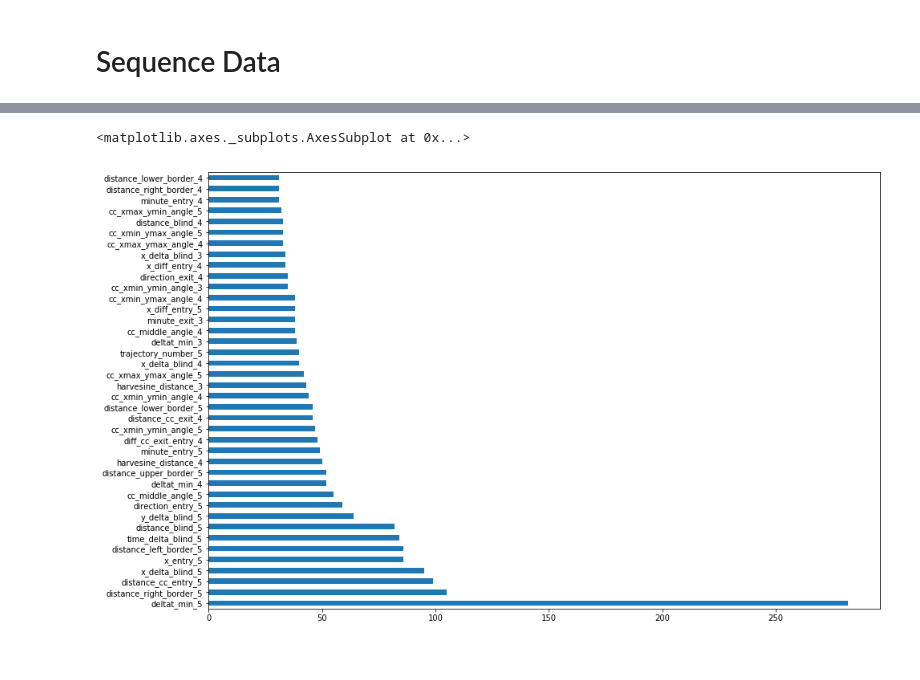
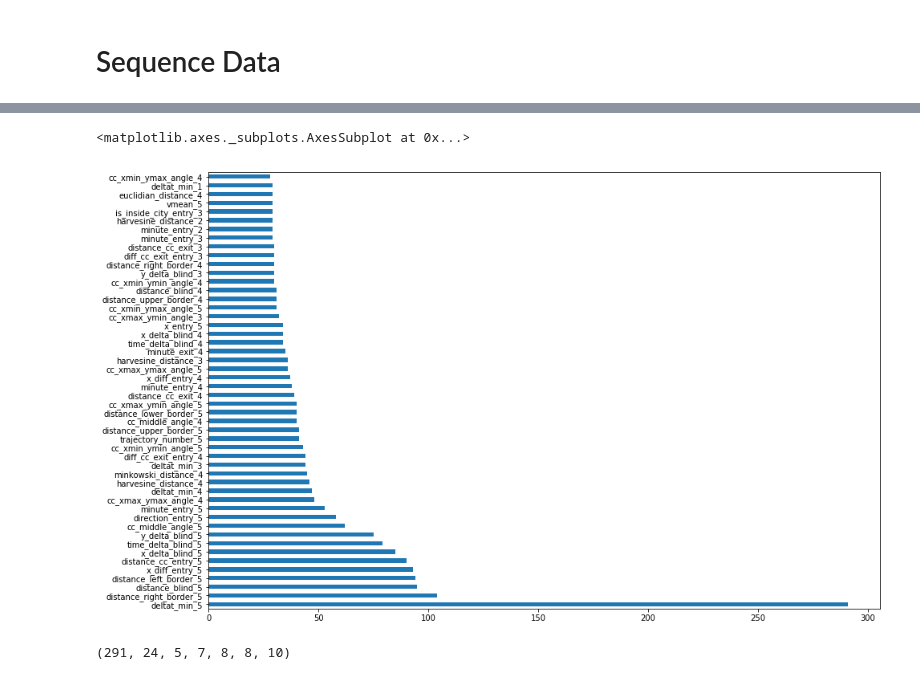
Before and after one commit to jcezarms/ey-nextwave-competition, a Jupyter notebook: notebooks/julio-04-clustering.ipynb, the cells around one changed output, grey strips where cells are left out. Drawn from its saved outputs; the diff is of its cells as text; code cells hidden in the pictures.

```diff
--- a/notebooks/julio-04-clustering.ipynb
+++ b/notebooks/julio-04-clustering.ipynb
@@ -213,5 +215,5 @@ cluster4.euclidian_distance.mean())
 # %%
-arr = lambda: np.empty([4]).tolist()
+arr = lambda: np.empty([len(clusterlist)]).tolist()
 
 longest, shortest = arr(), arr()
 short_staying_in, short_staying_out = arr(), arr()
@@ -219,7 +221,7 @@ short_leaving_center, short_entering_center = arr(), arr()
 long_staying_in, long_staying_out = arr(), arr()
 long_leaving_center, long_entering_center = arr(), arr()
 
-for i, c in enumerate([cluster1, cluster2, cluster3, cluster4]):
+for i, c in enumerate(clusterlist):
     longest[i] = c.sort_values('euclidian_distance', ascending=False).head(c.shape[0]//2).copy()
     shortest[i] = c.sort_values('euclidian_distance', ascending=True).head(c.shape[0]//2).copy()
 
@@ -291,5 +291,6 @@ def cluster_plot(i, short_qtt=500, long_qtt=500):
     if long_probs[3] > 0.0 and long_leaving_center[i].shape[0] > 0:
         geoplot(long_leaving_center[i].head(long_qtt), ax=ax8)
 # %%
-cluster_plot(0, short_qtt=800, long_qtt=400)
+for i in cluster_range:
+    cluster_plot(i, short_qtt=800, long_qtt=400)
 # %% [output]
@@ -308,0 +305,9 @@ cluster_plot(3, short_qtt=800, long_qtt=400)
+# %%
+data['cluster'] = kmeans.predict(data[cluster_cols].fillna(0))
+
+# One Hot Encoding
+# onehot_clusters = pd.get_dummies(data.cluster, prefix='cluster_')
+# data[onehot_clusters.columns] = onehot_clusters
+# data = data.drop(columns=['cluster'])
+
+data.head(5)
@@ -607,9 +600,10 @@ data_train.shape
 drop_cols = ['x_exit', 'y_exit', 'euclidian_distance', 'minkowski_distance',
             'harvesine_distance', 'minute_exit', 'is_inside_city_exit', 'center_permanency',
             'distance_cc_exit', 'diff_cc_exit_entry', 'x_diff_exit', 'y_diff_exit', 'direction_exit',
-            'has_crossed_city', 'velocity']
+            'has_crossed_city', 'velocity'] + grid_cols
 
 drop_cols = [col+'_'+str(window_reference) for col in drop_cols]
+drop_cols += [col+'_'+str(i) for col in grid_cols for i in range(0, 5)]
 drop_cols += ['hash']
 
 features = list(set(data_train.columns) - set(drop_cols))
@@ -639,8 +634,20 @@ f1_score(dt_test[target], predicted)
 # %%
 f, ax = plt.subplots(figsize=(15, 10))
 
 feat_importances_gb = pd.Series(clf.feature_importances_, index=data_train[features].columns)
-feat_importances_gb.nlargest(40).plot(kind='barh')
+feat_importances_gb.nlargest(50).plot(kind='barh')
 # %% [output]
 <matplotlib.axes._subplots.AxesSubplot at 0x...>
-[figure, old version]
+[figure, new version]
+# %%
+(
+    feat_importances_gb['deltat_min_5'],
+    feat_importances_gb['cc_xmin_ymin_angle_3'],
+    feat_importances_gb['cluster_1'],
+    feat_importances_gb['cluster_2'],
+    feat_importances_gb['cluster_3'],
+    feat_importances_gb['cluster_4'],
+    feat_importances_gb['cluster_5']
+)
+# %% [output]
+(291, 24, 5, 7, 8, 8, 10)
```
Also changed, not shown: parts of 35 cells of this notebook.
